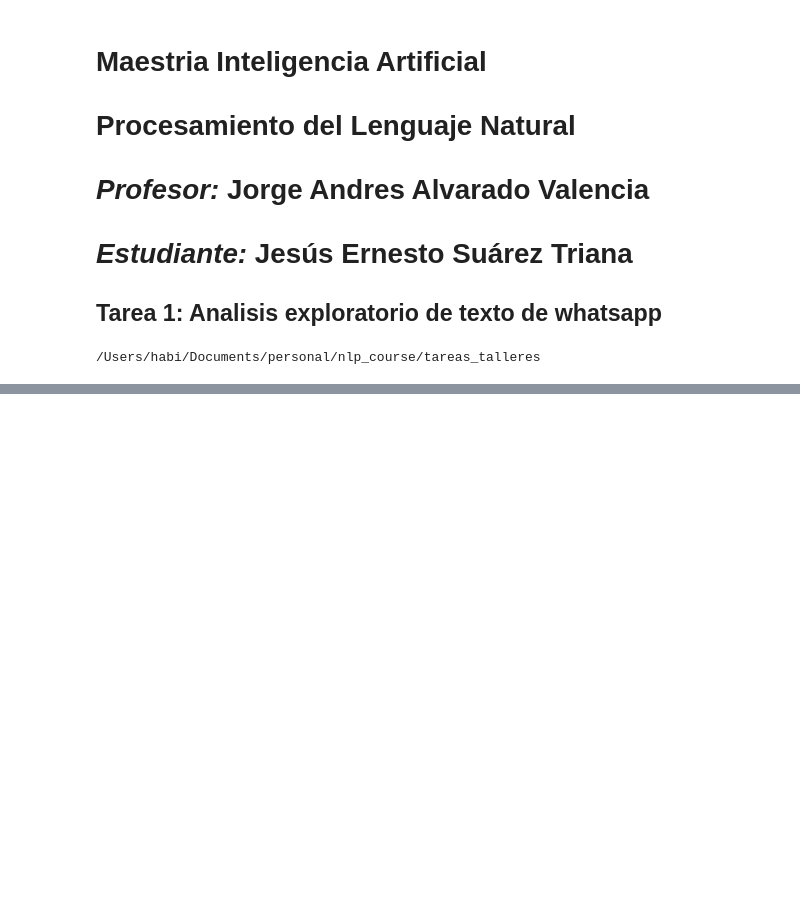
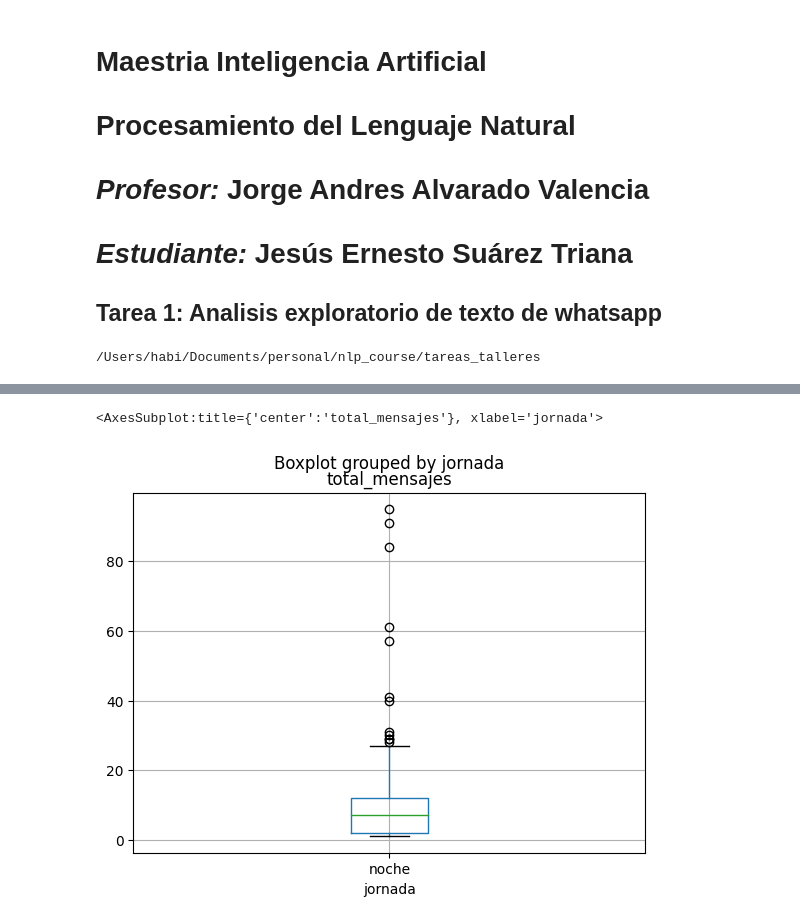
Before and after one commit to jesuarezt/nlp_course, a Jupyter notebook: tareas_talleres/tarea_1_whatsapp.ipynb, the cells around one changed output, grey strips where cells are left out. Cells and saved outputs as stored; diff of their text form; code cells hidden in the pictures; blank space fills up the shorter version.

```diff
--- a/tareas_talleres/tarea_1_whatsapp.ipynb
+++ b/tareas_talleres/tarea_1_whatsapp.ipynb
@@ -36,0 +74,20 @@ None
+# %%
+df = pd.DataFrame({'fecha' : date_list,
+              'hora' : hour_list})
+# %%
+def cast_hour(x):
+    x = df.hora[0]
+    num = int(re.findall(r'(.*?):', x)[0])
+    if (num >= 6) & (num <12):
+        return 'mañana'
+    elif (num >= 12) & (num <6):
+        return 'tarde'
+    elif (num >= 6) & (num <24):
+        return 'noche'
+    else:
+        return 'madrugada'
+# %%
+df = df.assign(jornada = df.hora.apply(cast_hour))
+df = df.assign(date_ = df.fecha.apply(lambda x: pd.to_datetime(x,  format='%d/%m/%Y')))
+# %%
+df2 = df.groupby(['date_', 'jornada']).agg(total_mensajes = ('hora', 'count')).reset_index()
@@ -36,0 +103,6 @@ None
+# %%
+# gráficos
+df2.boxplot(by='jornada', column = 'total_mensajes')
+# %% [output]
+<AxesSubplot:title={'center':'total_mensajes'}, xlabel='jornada'>
+[figure, added]
```
Also changed, not shown: parts of 30 cells of this notebook, 14 other files.
